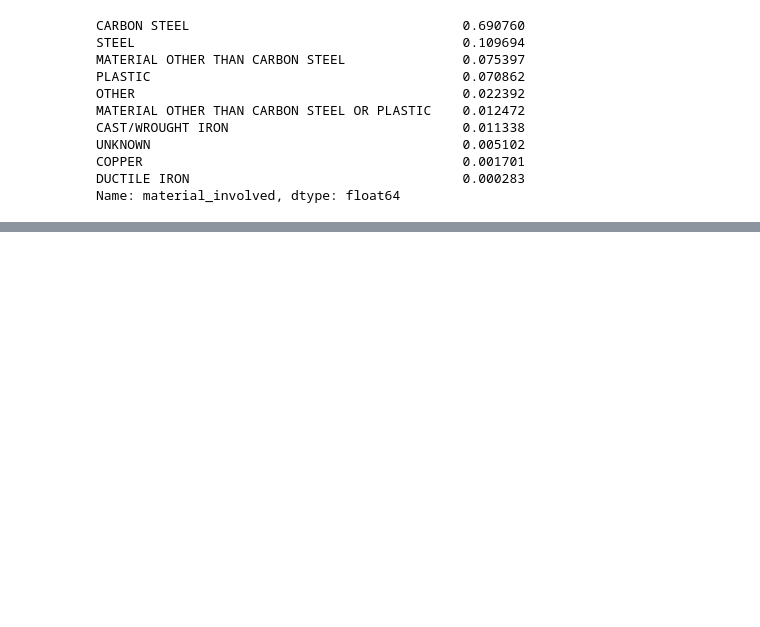
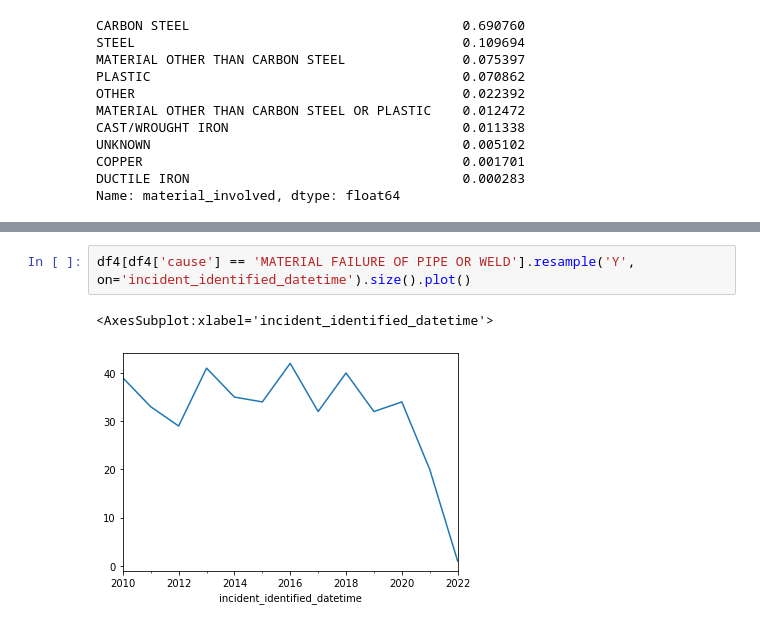
Before and after one commit to jessieblaeser/Pipeline-Incident-Map, a Jupyter notebook: analysis/Cost of Incidents.ipynb, the cells around one changed output, grey strips where cells are left out. Saved outputs shown, nothing was run; the diff lists cells and outputs as text; blank space fills up the shorter version.

```diff
--- a/analysis/Cost of Incidents.ipynb
+++ b/analysis/Cost of Incidents.ipynb
@@ -389,0 +443,5 @@ results.summary()
+# %%
+df4[df4['cause'] == 'MATERIAL FAILURE OF PIPE OR WELD'].resample('Y', on='incident_identified_datetime').size().plot()
+# %% [output]
+<AxesSubplot:xlabel='incident_identified_datetime'>
+[figure, added]
```
Also changed, not shown: parts of 15 cells of this notebook.
